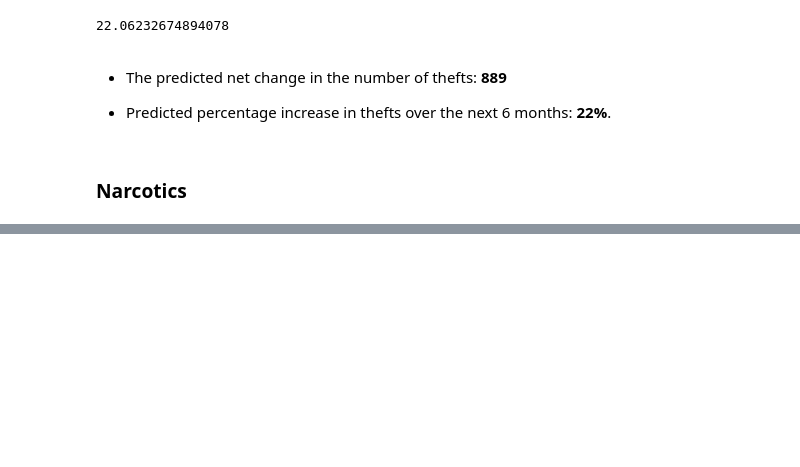
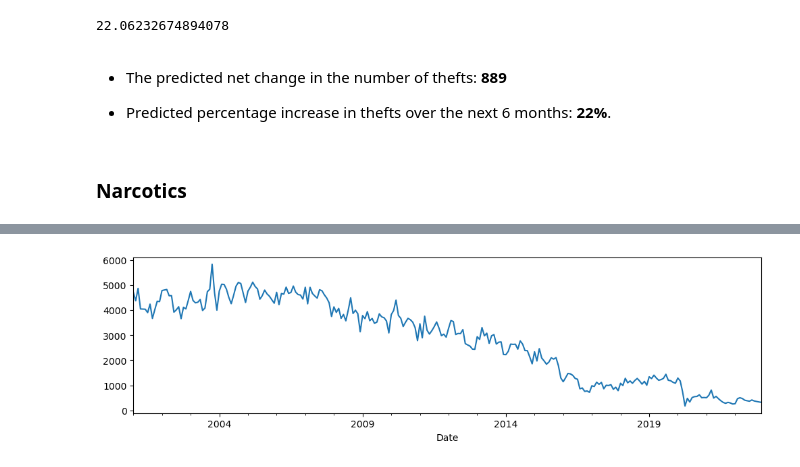
Before and after one commit to Gondram/Chicago-Crime, a Jupyter notebook: Project 3 Part 2.ipynb, the cells around one changed output, grey strips where cells are left out. Cells and saved outputs as stored; diff of their text form; code cells hidden in the pictures; blank space fills up the shorter version.

```diff
--- a/Project 3 Part 2.ipynb
+++ b/Project 3 Part 2.ipynb
@@ -948,0 +955,3 @@ perc_change
+# %%
+narc = ts[ts['Primary Type'] == 'NARCOTICS'].drop(columns=["ID","Description","Location Description","Arrest","Domestic","Beat","District","Ward","Latitude","Longitude","Holiday"])
+narc.head()
@@ -948,0 +971,3 @@ perc_change
+# %%
+narc = narc.resample('M').size()
+narc
@@ -948,0 +988,4 @@ perc_change
+# %%
+narc.plot();
+# %% [output]
+[figure, added]
```
Also changed, not shown: parts of 48 cells of this notebook.
